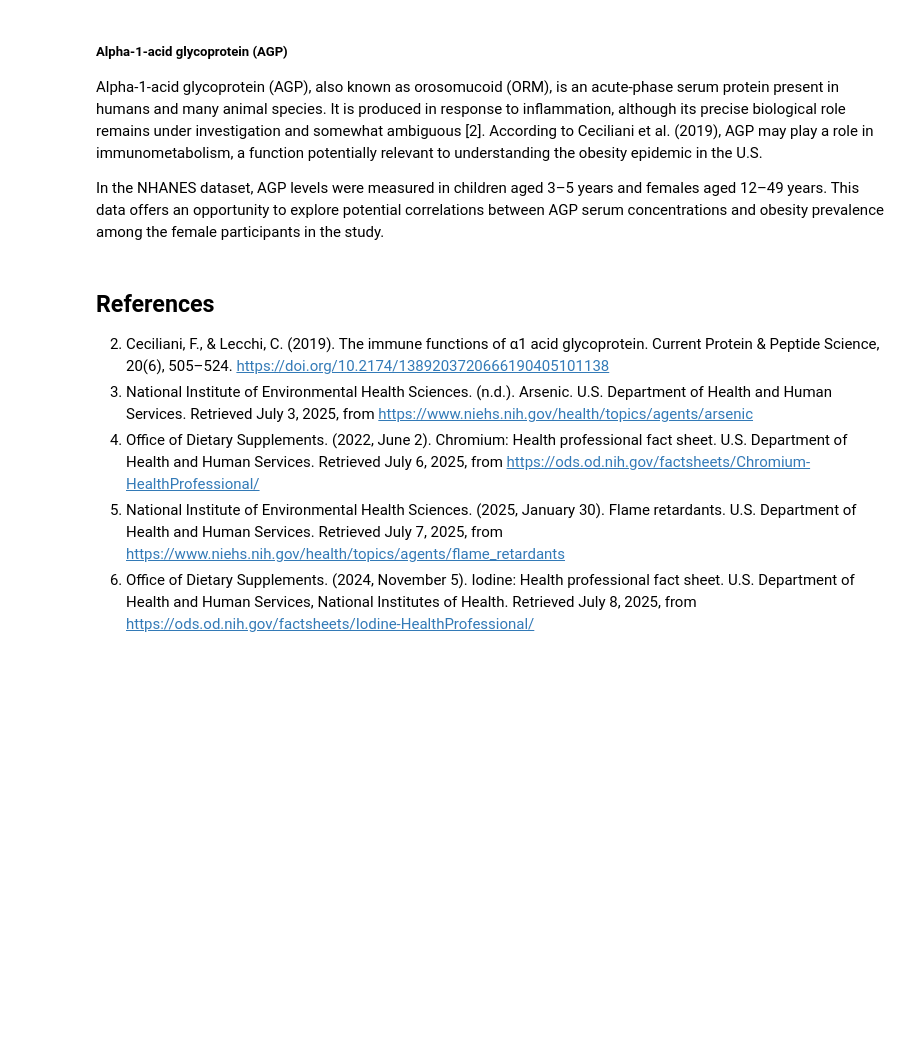
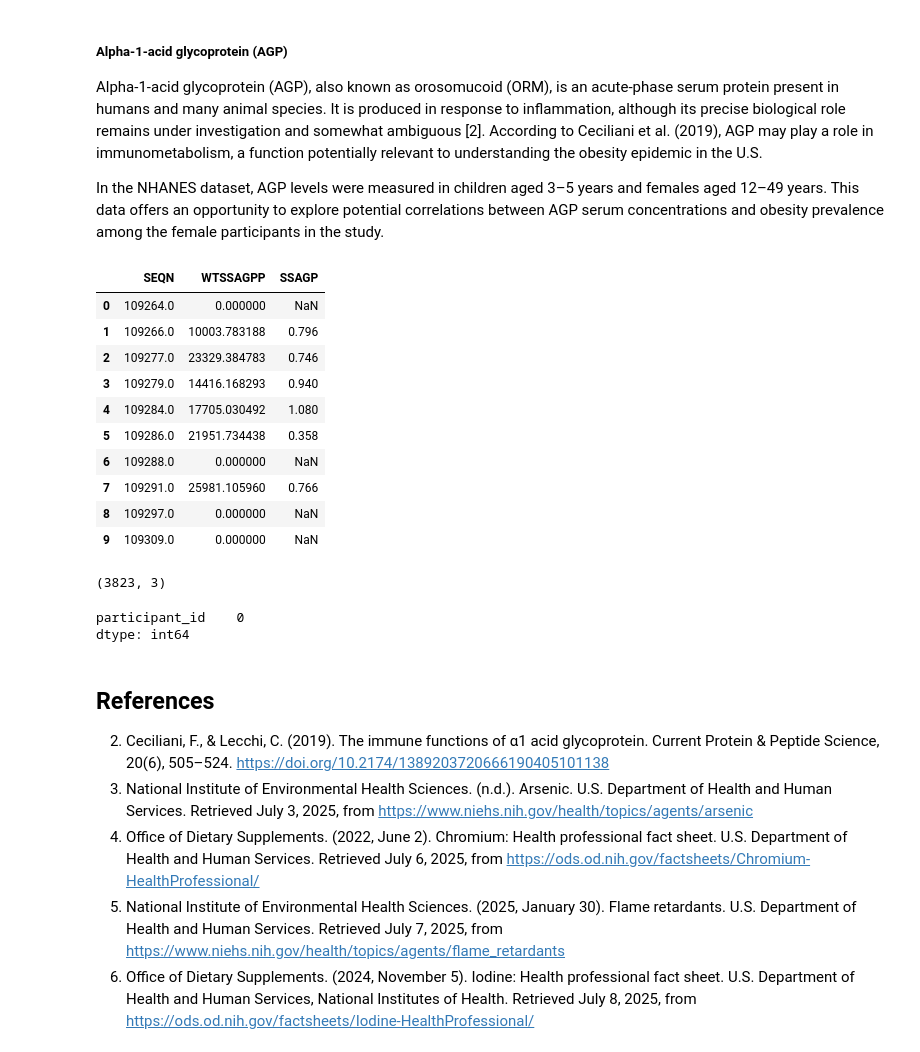
Before and after one commit to eudorach/portfolio_ds_projects, a Jupyter notebook: NHANES_analysis/NHANES Data Cleaning.ipynb, the cells around one changed output. Cells and saved outputs as stored; diff of their text form; code cells hidden in the pictures; blank space fills up the shorter version.

```diff
--- a/NHANES_analysis/NHANES Data Cleaning.ipynb
+++ b/NHANES_analysis/NHANES Data Cleaning.ipynb
@@ -1541,11 +1564,25 @@ Alpha-1-acid glycoprotein (AGP), also known as orosomucoid (ORM), is an acute-ph
 
 In the NHANES dataset, AGP levels were measured in children aged 3–5 years and females aged 12–49 years. This data offers an opportunity to explore potential correlations between AGP serum concentrations and obesity prevalence among the female participants in the study.
 # %%
-file_path = '2017-2020/2.P_SSAGP.xpt'
+file_path = '2017-2020/blood/1.P_SSAGP.xpt'
 
-df1, meta = pyreadstat.read_xport(file_path)
+df_b1, meta = pyreadstat.read_xport(file_path)
 # %%
-df1.head(10)
+df_b1.head(10)
+# %% [output]
+|  | SEQN | WTSSAGPP | SSAGP |
+| 0 | 109264.0 | 0.000000 | NaN |
+| 1 | 109266.0 | 10003.783188 | 0.796 |
+| 2 | 109277.0 | 23329.384783 | 0.746 |
+| 3 | 109279.0 | 14416.168293 | 0.940 |
+| 4 | 109284.0 | 17705.030492 | 1.080 |
+| 5 | 109286.0 | 21951.734438 | 0.358 |
+| 6 | 109288.0 | 0.000000 | NaN |
+| 7 | 109291.0 | 25981.105960 | 0.766 |
+| 8 | 109297.0 | 0.000000 | NaN |
+| 9 | 109309.0 | 0.000000 | NaN |
 # %%
-df1.shape
+df_b1.shape
+# %% [output]
+(3823, 3)
 # %%
@@ -1555,5 +1592,8 @@ df1 = df1.rename(columns={
     'SSAGP': 'alpha_1_agp_g_L'
 })
 # %%
-df1.isna().sum()
+df_b1.isna().sum()
+# %% [output]
+participant_id    0
+dtype: int64
 # %%
```
Also changed, not shown: parts of 43 cells of this notebook, 1 other file.
